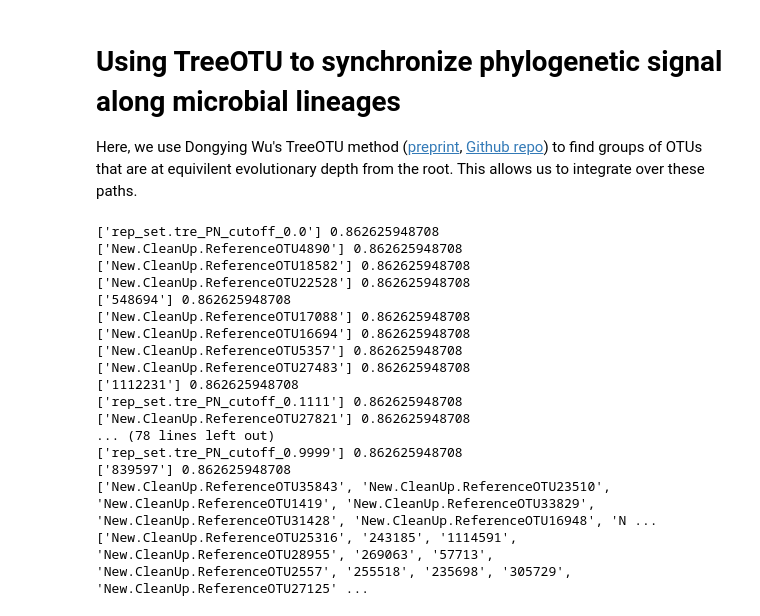
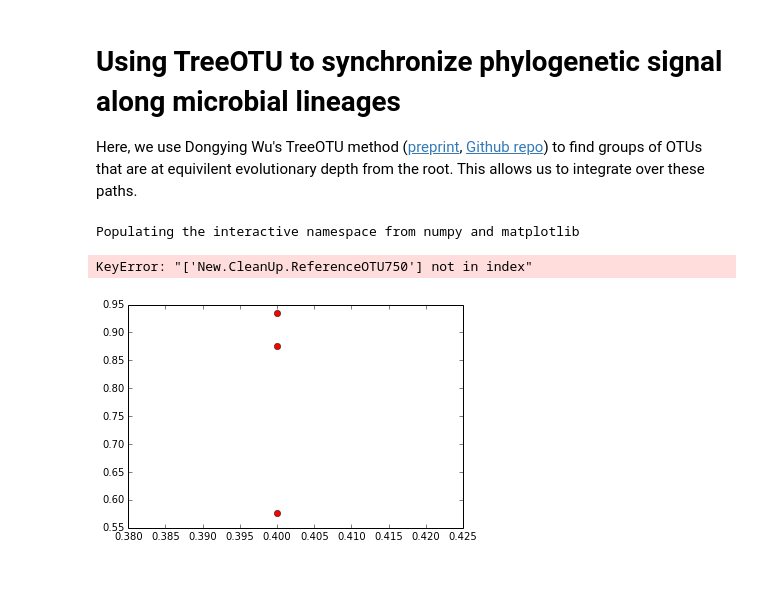
Before and after one commit to ryneches/fishpoo, a Jupyter notebook: fishpoo.ipynb, the cells around one changed output. Drawn from its saved outputs; the diff is of its cells as text; code cells hidden in the pictures; blank space fills up the shorter version.

Commit message:
TreeOTU is kinda working...

```diff
--- a/fishpoo.ipynb
+++ b/fishpoo.ipynb
@@ -1018,12 +1018,13 @@ rabosky_trimmed[2][ rabosky_trimmed[2].index('Cyprichromis_jumbo')           ] =
 rabosky_trimmed[2][ rabosky_trimmed[2].index('Baileychromis_centropomoides') ] = "Reganochromis_calliurus"
 rabosky_trimmed[2][ rabosky_trimmed[2].index('Limnochromis_abeelei')         ] = "Trematochromis_benthicola"
 
-def tree_trait( otu_names ) :
+def tree_trait( otu_names, debug=False ) :
     # The bacteria/archaea tree may contain leaves that are not in
     # our OTU table. Those weren't observed, so we just drop them;
     # it works out the same as zero counts for all hosts.
-    otu_names = set(merged_counts.columns).intersection( set(map( lambda l : l.taxon.label, node.leaf_nodes() )) )
-    trait_table = merged_counts[ list(otu_names) ].sum(axis=1).to_dict()
+    #otu_names = set(merged_counts.columns).intersection( set(map( lambda l : l.taxon.label, node.leaf_nodes() )) )
+    trait_table = merged_counts[ otu_names ].sum(axis=1).to_dict()
+    if debug : print trait_table
     for key in trait_table.keys() :
         trait_table[ key.replace( ' ', '_' ) ] = trait_table[key]
         del trait_table[key]
@@ -1141,42 +1142,31 @@ Here, we use Dongying Wu's TreeOTU method ([preprint](http://arxiv.org/abs/1308.
 at equivilent evolutionary depth from the root. This allows us to integrate over these
 paths.
 # %%
+%pylab inline
 import subprocess
 
 def psigs( leafs ) :
-    K = phytools.phylosig( rabosky_trimmed, tree_trait( leafs ), method='K' )[0]
-    l_lambda, l_logL = map( lambda x : x[0], phytools.phylosig( rabosky_trimmed, tree_trait( leafs ), method='lambda' ) )
-    I = adephylo.abouheif_moran( phylobase.phylo4d( rabosky_trimmed, tree_trait( leafs ) ), method="Abouheif" )[1][0]
-    Cmean = adephylo.abouheif_moran( phylobase.phylo4d( rabosky_trimmed, tree_trait( leafs ) ), method="oriAbouheif" )[1][0]
+    tt = tree_trait( leafs )
+    K = phytools.phylosig( rabosky_trimmed, tt, method='K' )[0]
+    l_lambda, l_logL = map( lambda x : x[0], phytools.phylosig( rabosky_trimmed, tt, method='lambda' ) )
+    I = adephylo.abouheif_moran( phylobase.phylo4d( rabosky_trimmed, tt ), method="Abouheif" )[1][0]
+    Cmean = adephylo.abouheif_moran( phylobase.phylo4d( rabosky_trimmed, tt ), method="oriAbouheif" )[1][0]
     return { 'K' : K, 'l_lambda' : l_lambda, 'l_logL' : l_logL, 'I' : I, 'Cmean' : Cmean }
 
 def TreeOTU( i ) :
     return map( lambda x : x.split(','), subprocess.check_output(['../pkg/TreeOTU/TreeOTU.pl',
                                                                   '-i', 'fishpoo_open97/rep_set.tre',
-                                                                  '-c', str(i)]).split())
+                                                                  '-c', str(i)]).split())[1:]
 
-for i in np.linspace(0,0.9999,10) :
+for i in np.linspace(0.4,0.6,5) :
     groups = TreeOTU( i )
 
     for n,group in enumerate(groups) :
-        if n == 10 : break
+        #if n == 1000 : break
         ps = psigs( group )
-        print group, ps['K']
+        #print group, ps['K']
+        plot( [i], [ps['K']], 'ro' )
 # %% [output]
-['rep_set.tre_PN_cutoff_0.0'] 0.862625948708
-['New.CleanUp.ReferenceOTU4890'] 0.862625948708
-['New.CleanUp.ReferenceOTU18582'] 0.862625948708
-['New.CleanUp.ReferenceOTU22528'] 0.862625948708
-['548694'] 0.862625948708
-['New.CleanUp.ReferenceOTU17088'] 0.862625948708
-['New.CleanUp.ReferenceOTU16694'] 0.862625948708
-['New.CleanUp.ReferenceOTU5357'] 0.862625948708
-['New.CleanUp.ReferenceOTU27483'] 0.862625948708
-['1112231'] 0.862625948708
-['rep_set.tre_PN_cutoff_0.1111'] 0.862625948708
-['New.CleanUp.ReferenceOTU27821'] 0.862625948708
-... (78 lines left out)
-['rep_set.tre_PN_cutoff_0.9999'] 0.862625948708
-['839597'] 0.862625948708
-['New.CleanUp.ReferenceOTU35843', 'New.CleanUp.ReferenceOTU23510', 'New.CleanUp.ReferenceOTU1419', 'New.CleanUp.ReferenceOTU33829', 'New.CleanUp.ReferenceOTU31428', 'New.CleanUp.ReferenceOTU16948', 'N ...
-['New.CleanUp.ReferenceOTU25316', '243185', '1114591', 'New.CleanUp.ReferenceOTU28955', '269063', '57713', 'New.CleanUp.ReferenceOTU2557', '255518', '235698', '305729', 'New.CleanUp.ReferenceOTU27125' ...
+Populating the interactive namespace from numpy and matplotlib
+KeyError: "['New.CleanUp.ReferenceOTU750'] not in index"
+[figure, added]
```
Also changed, not shown: parts of 8 cells of this notebook, 1 other file.
